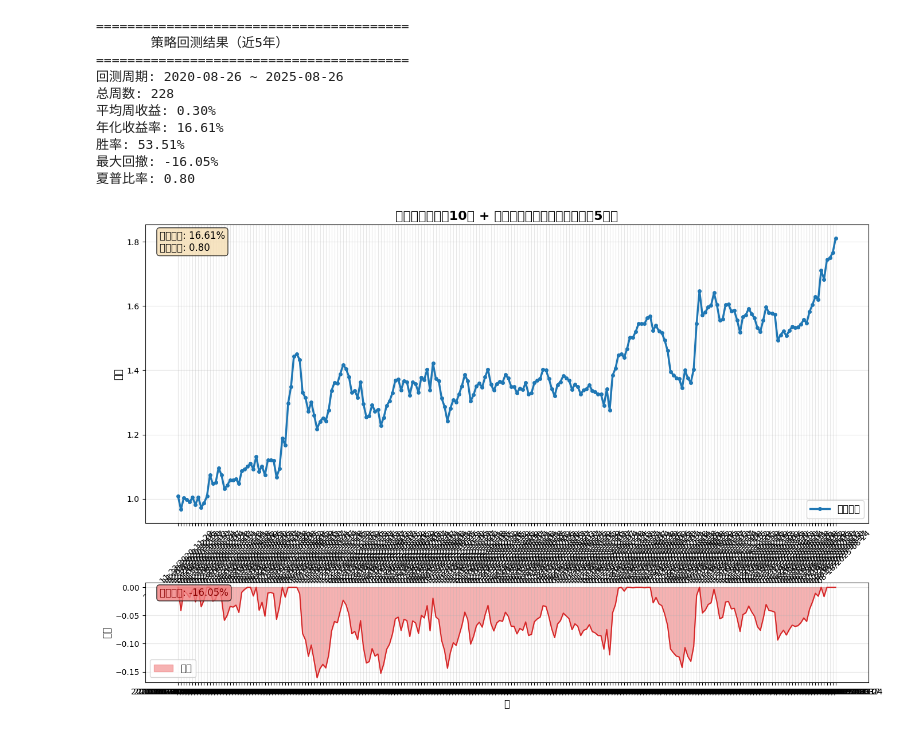
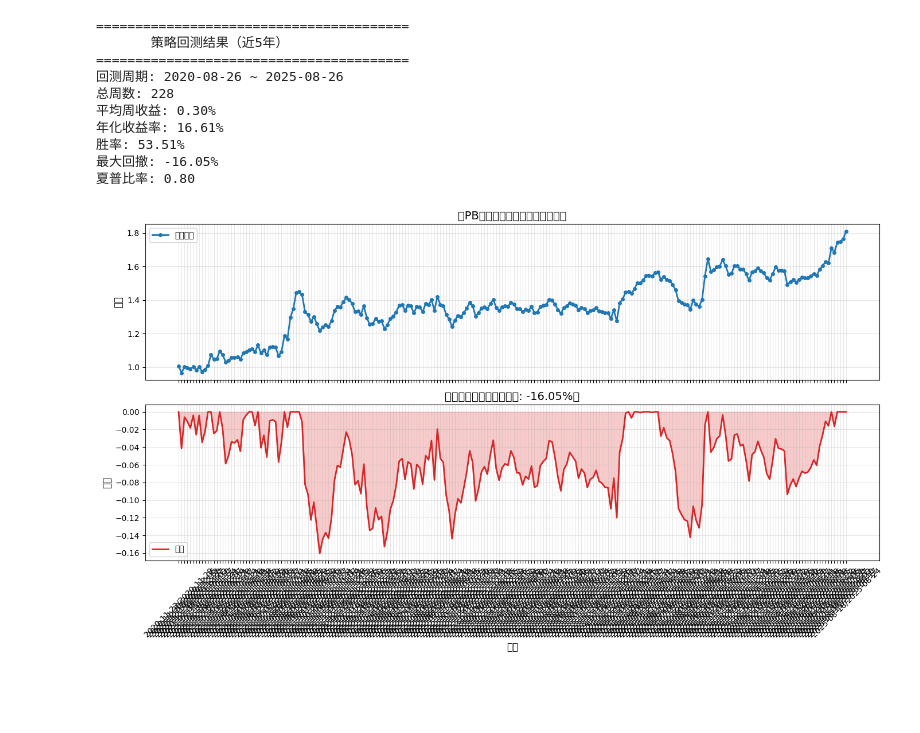
Before and after one commit to le0l1/quant-store, a Jupyter notebook: strategy/low-market-value.ipynb, the cells around one changed output. Saved outputs shown, nothing was run; the diff lists cells and outputs as text; code cells hidden in the pictures; blank space fills up the shorter version.

```diff
--- a/strategy/low-market-value.ipynb
+++ b/strategy/low-market-value.ipynb
@@ -673,55 +673,32 @@ print(f"夏普比率: {sharpe_ratio:.2f}")
 最大回撤: -16.05%
 夏普比率: 0.80
 # %%
-import matplotlib.pyplot as plt
-import matplotlib.dates as mdates
-from matplotlib.patches import Patch
-
 # ========================
-# Step 6: 绘制净值曲线 + 回撤
+# 2. 绘图：净值曲线 + 回撤
 # ========================
-fig, (ax1, ax2) = plt.subplots(2, 1, figsize=(14, 9), gridspec_kw={'height_ratios': [3, 1]})
+fig, axes = plt.subplots(2, 1, figsize=(14, 8), sharex=True)
 
 # 净值曲线
-net_value.index = net_value.index.astype(str)  # Period → str 便于绘图
-ax1.plot(net_value.index, net_value.values,
-         label='策略净值', color='tab:blue', linewidth=2.5, marker='o', markersize=4)
-ax1.set_title('「每周涨幅最低10股 + 动量过滤」策略净值曲线（近5年）', fontsize=16, fontweight='bold')
-ax1.set_ylabel('净值', fontsize=12)
-ax1.grid(True, alpha=0.3)
-ax1.legend(fontsize=12)
+axes[0].plot(net_value.index.astype(str), net_value.values, label='净值曲线', color='tab:blue', linewidth=2, marker='o', markersize=4)
+axes[0].set_title('低PB策略净值曲线（季度再平衡）', fontsize=14)
+axes[0].set_ylabel('净值', fontsize=12)
+axes[0].grid(True, alpha=0.3)
+axes[0].legend()
 
-# 旋转x轴标签
-ax1.tick_params(axis='x', rotation=45)
+# 回撤曲线
+axes[1].plot(drawdown.index.astype(str), drawdown.values, label='回撤', color='tab:red', linewidth=2)
+axes[1].fill_between(drawdown.index.astype(str), drawdown.values, 0, color='lightcoral', alpha=0.4)
+axes[1].set_title(f'策略回撤曲线（最大回撤: {max_drawdown:.2%}）', fontsize=14)
+axes[1].set_ylabel('回撤', fontsize=12)
+axes[1].set_xlabel('季度', fontsize=12)
+axes[1].grid(True, alpha=0.3)
+axes[1].legend()
 
-# 在图上标注年化收益和最大回撤
-ax1.text(0.02, 0.98, f"年化收益: {annual_return:.2%}\n夏普比率: {sharpe_ratio:.2f}",
-         transform=ax1.transAxes, fontsize=12,
-         bbox=dict(boxstyle="round", facecolor="wheat", alpha=0.8),
-         verticalalignment='top')
+# 旋转 x 轴标签
+for ax in axes:
+    ax.tick_params(axis='x', rotation=45)
 
-# -----------------------
-# 回撤曲线
-# -----------------------
-drawdown.index = drawdown.index.astype(str)
-ax2.fill_between(drawdown.index, drawdown.values, 0,
-                 color='lightcoral', alpha=0.6, label='回撤')
-ax2.plot(drawdown.index, drawdown.values, color='tab:red', linewidth=1.5)
-ax2.set_ylabel('回撤', fontsize=12)
-ax2.set_xlabel('周', fontsize=12)
-ax2.grid(True, alpha=0.3)
-ax2.legend(fontsize=12)
-
-# 标注最大回撤
-max_dd = drawdown.min()
-ax2.text(0.02, 0.95, f"最大回撤: {max_dd:.2%}",
-         transform=ax2.transAxes, fontsize=12,
-         bbox=dict(boxstyle="round", facecolor="lightcoral", alpha=0.8),
-         verticalalignment='top', color='darkred')
-
-# 优化布局
 plt.tight_layout()
-plt.subplots_adjust(hspace=0.3)  # 子图间距
 plt.show()
 # %% [output]
-[figure, old version]
+[figure, new version]
```
